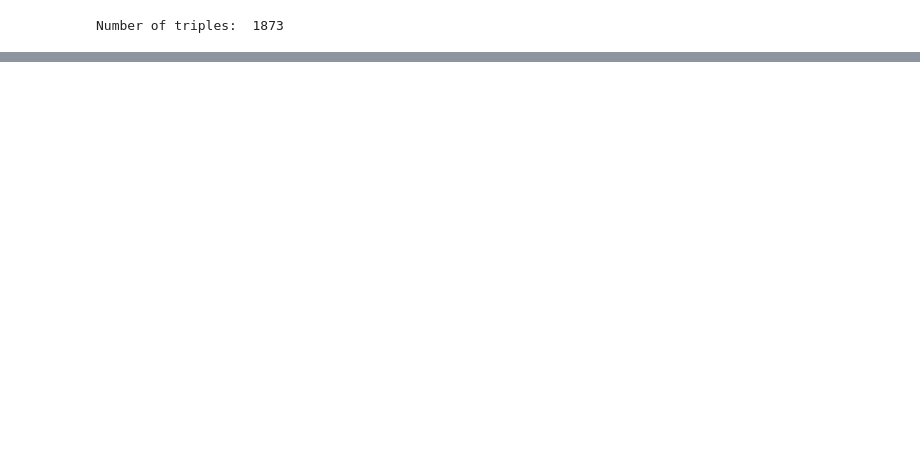
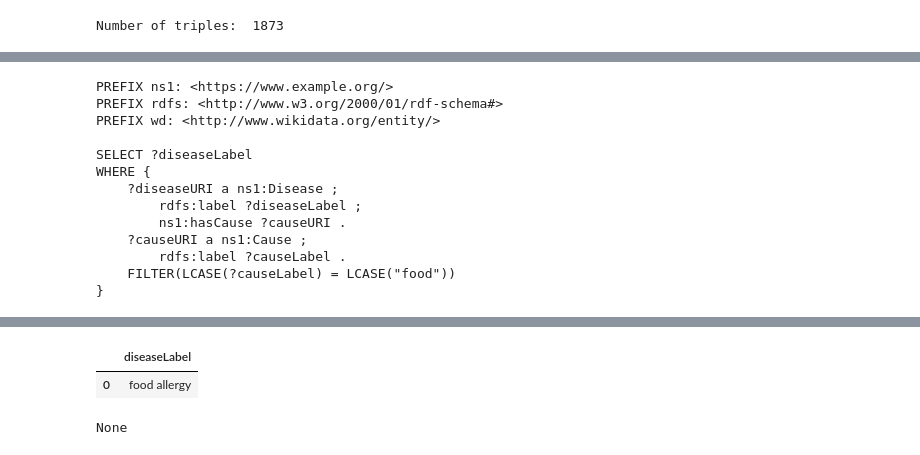
Before and after one commit to Aurelien-Bertrand/bmkg-assignment3, a Jupyter notebook: src/assignment-3_multi-hop-reasoning.ipynb, the cells around one changed output, grey strips where cells are left out. Drawn from its saved outputs; the diff is of its cells as text; code cells hidden in the pictures; blank space fills up the shorter version.

```diff
--- a/src/assignment-3_multi-hop-reasoning.ipynb
+++ b/src/assignment-3_multi-hop-reasoning.ipynb
@@ -112,10 +114,10 @@ g.serialize(destination='../data/medical_graph.ttl', format='ttl')
 # %%
 #opening the files to use with the llm
-with open('../data/wikidata_drug_disease_schema.ttl', 'r') as file:
+with open('wikidata_drug_disease_schema.ttl', 'r') as file:
     schema = file.read()
 
 graph = Graph()
-graph = graph.parse("../data/medical_graph.ttl")
+graph = graph.parse("medical_graph.ttl")
 
 print("Number of triples: ", len(graph))
 # %% [output]
@@ -148,8 +150,8 @@ Standalone question:
 """
 REFORM_QUESTION_PROMPT = PromptTemplate.from_template(reform_template)
 
-breakdown_template = """ Given the following question, break it down to identify the known variables. Format it as follows:
-Variable Type --> Variable Name
+breakdown_template = """ Given the following question, break it down to identify the known variables. Format these variables as follows:
+Name --> Variable Type
 
 Lastly, identify what the question is looking for (including the name, if provided). Only use the information presented in the question, nothing else.
 
@@ -219,3 +221,8 @@ def stream_chain(final_chain, memory: ConversationBufferMemory, inputs_list: lis
         memory.save_context(inputs, {"answer": answer_output})
 
     return output
+# %%
+questions = [
+    {"question": "What disease is caused by 'food?"},
+]
+output = stream_chain(final_chain, memory, questions)
@@ -222,5 +247,6 @@ def stream_chain(final_chain, memory: ConversationBufferMemory, inputs_list: lis
 # %%
 import pandas as pd
+import rdflib
 
 from IPython.display import display, HTML
 from pygments import highlight
@@ -244,5 +270,5 @@ def run_query(graph, query, entity=None):
     # Display the DataFrame as a table in Jupyter Notebook
     display(HTML(df.to_html()))
 
-    if len(df) > 1:
+    if(len(df) > 1):
         return df.iloc[0, 0]
@@ -334,0 +275,17 @@ print(x)
+# %%
+for answer_output in output["answer"]:
+    run_query(graph, answer_output)
+# %% [output]
+PREFIX ns1: <https://www.example.org/>
+PREFIX rdfs: <http://www.w3.org/2000/01/rdf-schema#>
+PREFIX wd: <http://www.wikidata.org/entity/>
+
+SELECT ?diseaseLabel
+WHERE {
+    ?diseaseURI a ns1:Disease ;
+        rdfs:label ?diseaseLabel ;
+        ns1:hasCause ?causeURI .
+    ?causeURI a ns1:Cause ;
+        rdfs:label ?causeLabel .
+    FILTER(LCASE(?causeLabel) = LCASE("food"))
+}
@@ -334,0 +293,3 @@ print(x)
+|  | diseaseLabel |
+| 0 | food allergy |
+None
```
Also changed, not shown: parts of 19 cells of this notebook.
